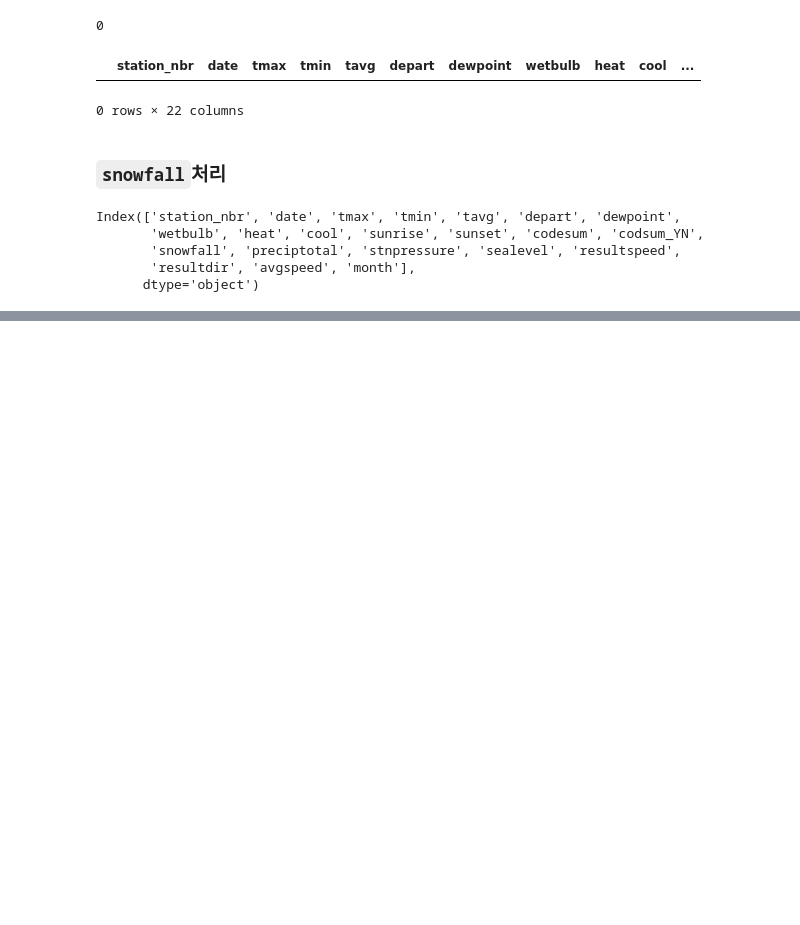
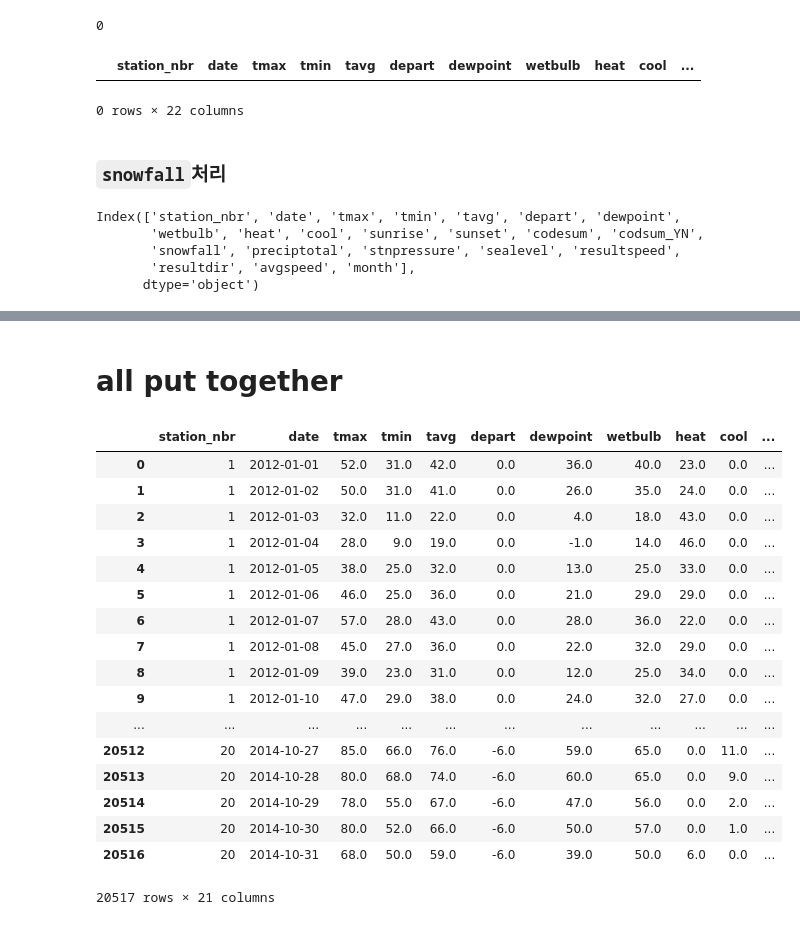
Before and after one commit to lucaseo/dss7-walmart-project, a Jupyter notebook: final/20_Filling_missing_data_by_previous_day.ipynb, the cells around one changed output, grey strips where cells are left out. Cells and saved outputs as stored; diff of their text form; code cells hidden in the pictures; blank space fills up the shorter version.

Commit message:
fill missing value complete.

```diff
--- a/final/20_Filling_missing_data_by_previous_day.ipynb
+++ b/final/20_Filling_missing_data_by_previous_day.ipynb
@@ -484,0 +505,31 @@ weather.to_csv("weather_refer_prev_data.csv")
+# %%
+station_5[['codesum', 'codsum_YN']] = 'moderate'
+# %% [markdown]
+# all put together
+# %%
+weather3 = pd.concat([station_5, weather])
+# %%
+weather3 = weather3.sort_values(by=['station_nbr', 'date'])
+# %%
+weather3 = weather3.reset_index(drop=True)
+# %%
+weather3
+# %% [output]
+|  | station_nbr | date | tmax | tmin | tavg | depart | dewpoint | wetbulb | heat | cool | ... |
+| 0 | 1 | 2012-01-01 | 52.0 | 31.0 | 42.0 | 0.0 | 36.0 | 40.0 | 23.0 | 0.0 | ... |
+| 1 | 1 | 2012-01-02 | 50.0 | 31.0 | 41.0 | 0.0 | 26.0 | 35.0 | 24.0 | 0.0 | ... |
+| 2 | 1 | 2012-01-03 | 32.0 | 11.0 | 22.0 | 0.0 | 4.0 | 18.0 | 43.0 | 0.0 | ... |
+| 3 | 1 | 2012-01-04 | 28.0 | 9.0 | 19.0 | 0.0 | -1.0 | 14.0 | 46.0 | 0.0 | ... |
+| 4 | 1 | 2012-01-05 | 38.0 | 25.0 | 32.0 | 0.0 | 13.0 | 25.0 | 33.0 | 0.0 | ... |
+| 5 | 1 | 2012-01-06 | 46.0 | 25.0 | 36.0 | 0.0 | 21.0 | 29.0 | 29.0 | 0.0 | ... |
+| 6 | 1 | 2012-01-07 | 57.0 | 28.0 | 43.0 | 0.0 | 28.0 | 36.0 | 22.0 | 0.0 | ... |
+| 7 | 1 | 2012-01-08 | 45.0 | 27.0 | 36.0 | 0.0 | 22.0 | 32.0 | 29.0 | 0.0 | ... |
+| 8 | 1 | 2012-01-09 | 39.0 | 23.0 | 31.0 | 0.0 | 12.0 | 25.0 | 34.0 | 0.0 | ... |
+| 9 | 1 | 2012-01-10 | 47.0 | 29.0 | 38.0 | 0.0 | 24.0 | 32.0 | 27.0 | 0.0 | ... |
+| ... | ... | ... | ... | ... | ... | ... | ... | ... | ... | ... | ... |
+| 20512 | 20 | 2014-10-27 | 85.0 | 66.0 | 76.0 | -6.0 | 59.0 | 65.0 | 0.0 | 11.0 | ... |
+| 20513 | 20 | 2014-10-28 | 80.0 | 68.0 | 74.0 | -6.0 | 60.0 | 65.0 | 0.0 | 9.0 | ... |
+| 20514 | 20 | 2014-10-29 | 78.0 | 55.0 | 67.0 | -6.0 | 47.0 | 56.0 | 0.0 | 2.0 | ... |
+| 20515 | 20 | 2014-10-30 | 80.0 | 52.0 | 66.0 | -6.0 | 50.0 | 57.0 | 0.0 | 1.0 | ... |
+| 20516 | 20 | 2014-10-31 | 68.0 | 50.0 | 59.0 | -6.0 | 39.0 | 50.0 | 6.0 | 0.0 | ... |
+20517 rows × 21 columns
```
Also changed, not shown: parts of 36 cells of this notebook, 8 other files.
